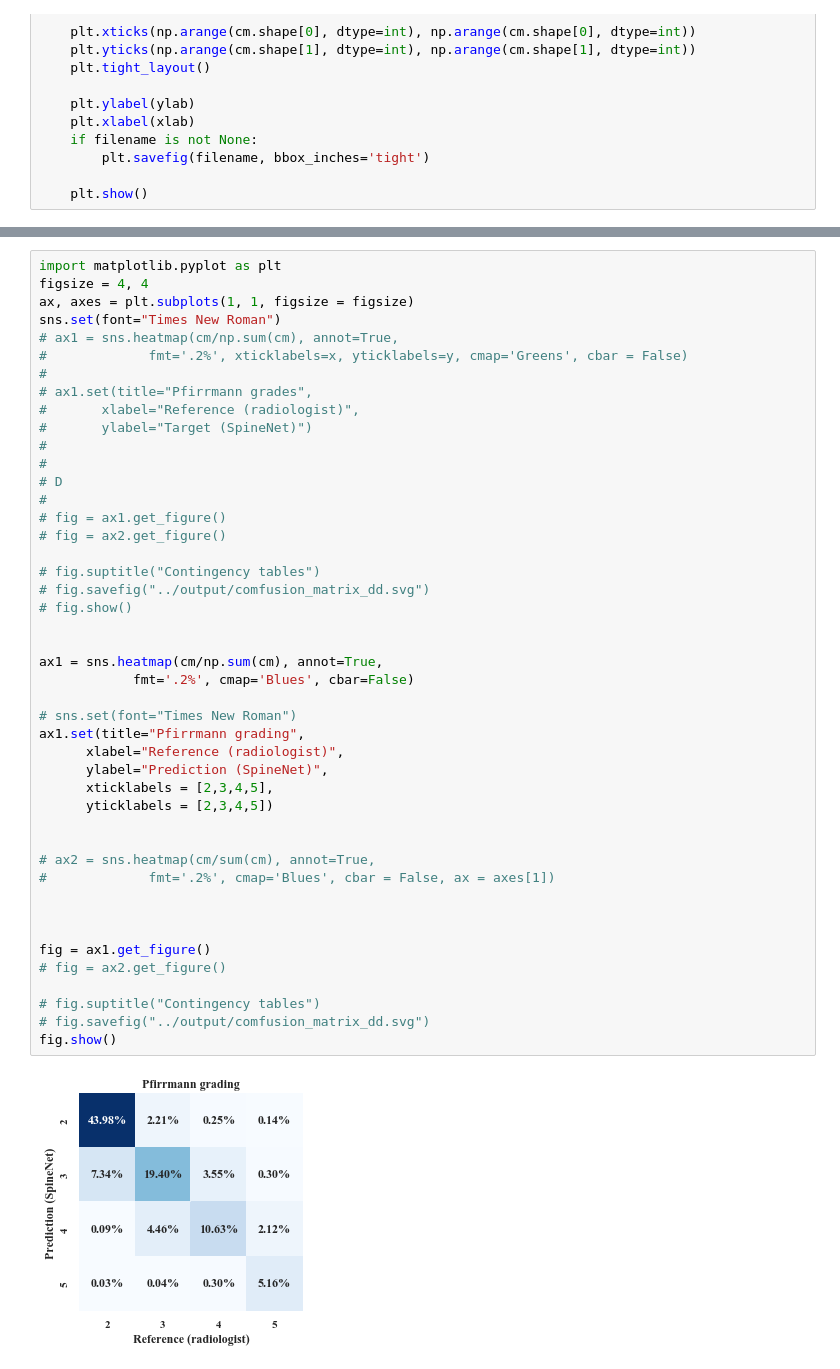
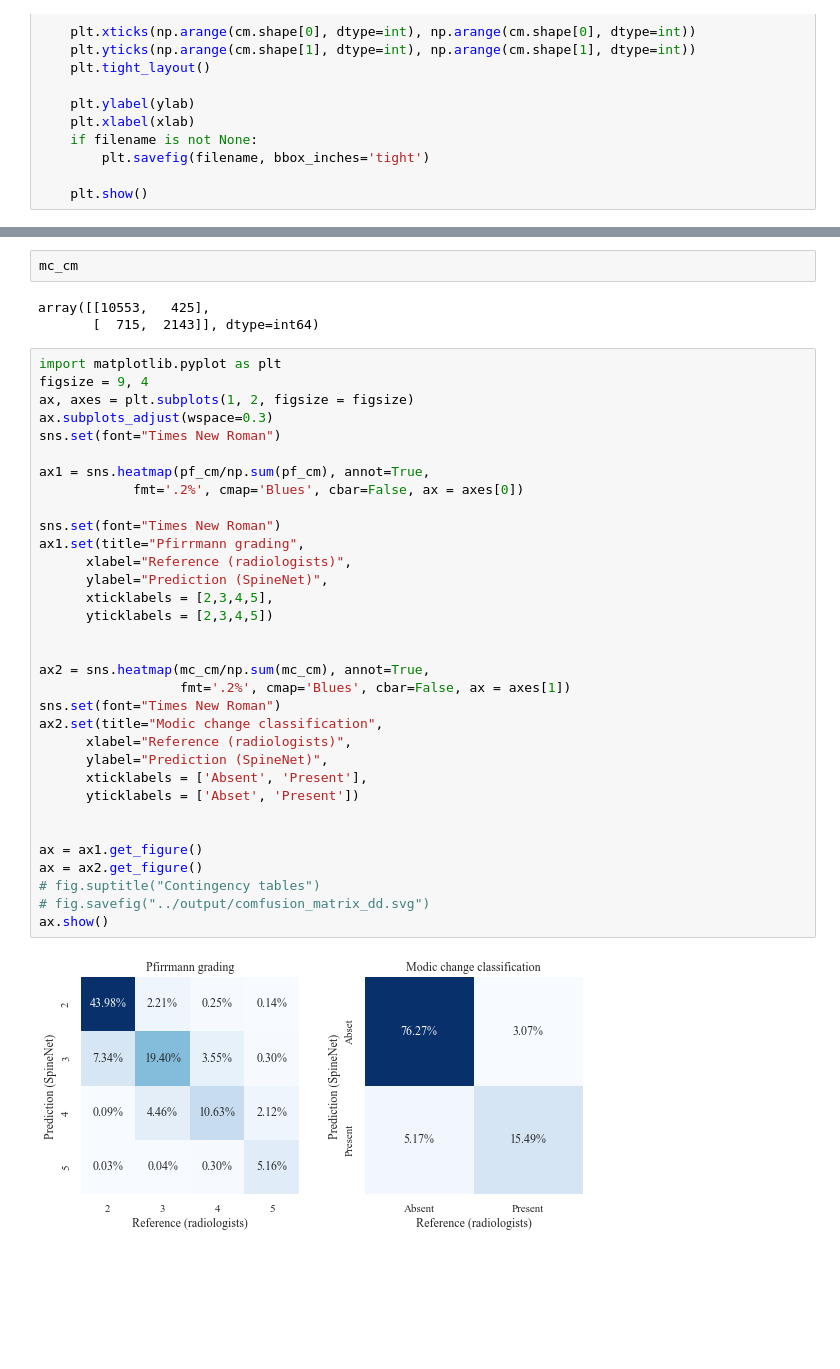
Before and after one commit to TerMcs/agrel_spinenet_external_validation, a Jupyter notebook: scripts/confusion_matric_python.ipynb, the cells around one changed output, grey strips where cells are left out. Saved outputs shown, nothing was run; the diff lists cells and outputs as text; blank space fills up the shorter version.

```diff
--- a/scripts/confusion_matric_python.ipynb
+++ b/scripts/confusion_matric_python.ipynb
@@ -68,47 +69,40 @@ plot_cm(cm, fs=20, filename=None, xlab='Reference (radiologists)', ylab='Predict
+# %%
+mc_cm
+# %% [output]
+array([[10553,   425],
+       [  715,  2143]], dtype=int64)
 # %%
 import matplotlib.pyplot as plt
-figsize = 4, 4
-ax, axes = plt.subplots(1, 1, figsize = figsize)
+figsize = 9, 4
+ax, axes = plt.subplots(1, 2, figsize = figsize)
+ax.subplots_adjust(wspace=0.3)
 sns.set(font="Times New Roman")
-# ax1 = sns.heatmap(cm/np.sum(cm), annot=True,
-#             fmt='.2%', xticklabels=x, yticklabels=y, cmap='Greens', cbar = False)
-#
-# ax1.set(title="Pfirrmann grades",
-#       xlabel="Reference (radiologist)",
-#       ylabel="Target (SpineNet)")
-#
-#
-# D
-#
-# fig = ax1.get_figure()
-# fig = ax2.get_figure()
 
-# fig.suptitle("Contingency tables")
-# fig.savefig("../output/comfusion_matrix_dd.svg")
-# fig.show()
+ax1 = sns.heatmap(pf_cm/np.sum(pf_cm), annot=True,
+            fmt='.2%', cmap='Blues', cbar=False, ax = axes[0])
 
-
-ax1 = sns.heatmap(cm/np.sum(cm), annot=True,
-            fmt='.2%', cmap='Blues', cbar=False)
-
-# sns.set(font="Times New Roman")
+sns.set(font="Times New Roman")
 ax1.set(title="Pfirrmann grading",
-      xlabel="Reference (radiologist)",
+      xlabel="Reference (radiologists)",
       ylabel="Prediction (SpineNet)",
       xticklabels = [2,3,4,5],
       yticklabels = [2,3,4,5])
 
 
-# ax2 = sns.heatmap(cm/sum(cm), annot=True,
-#             fmt='.2%', cmap='Blues', cbar = False, ax = axes[1])
+ax2 = sns.heatmap(mc_cm/np.sum(mc_cm), annot=True,
+                  fmt='.2%', cmap='Blues', cbar=False, ax = axes[1])
+sns.set(font="Times New Roman")
+ax2.set(title="Modic change classification",
+      xlabel="Reference (radiologists)",
+      ylabel="Prediction (SpineNet)",
+      xticklabels = ['Absent', 'Present'],
+      yticklabels = ['Abset', 'Present'])
 
 
-
-fig = ax1.get_figure()
-# fig = ax2.get_figure()
-
+ax = ax1.get_figure()
+ax = ax2.get_figure()
 # fig.suptitle("Contingency tables")
 # fig.savefig("../output/comfusion_matrix_dd.svg")
-fig.show()
+ax.show()
 # %% [output]
-[figure, old version]
+[figure, new version]
```
Also changed, not shown: parts of 3 cells of this notebook.
